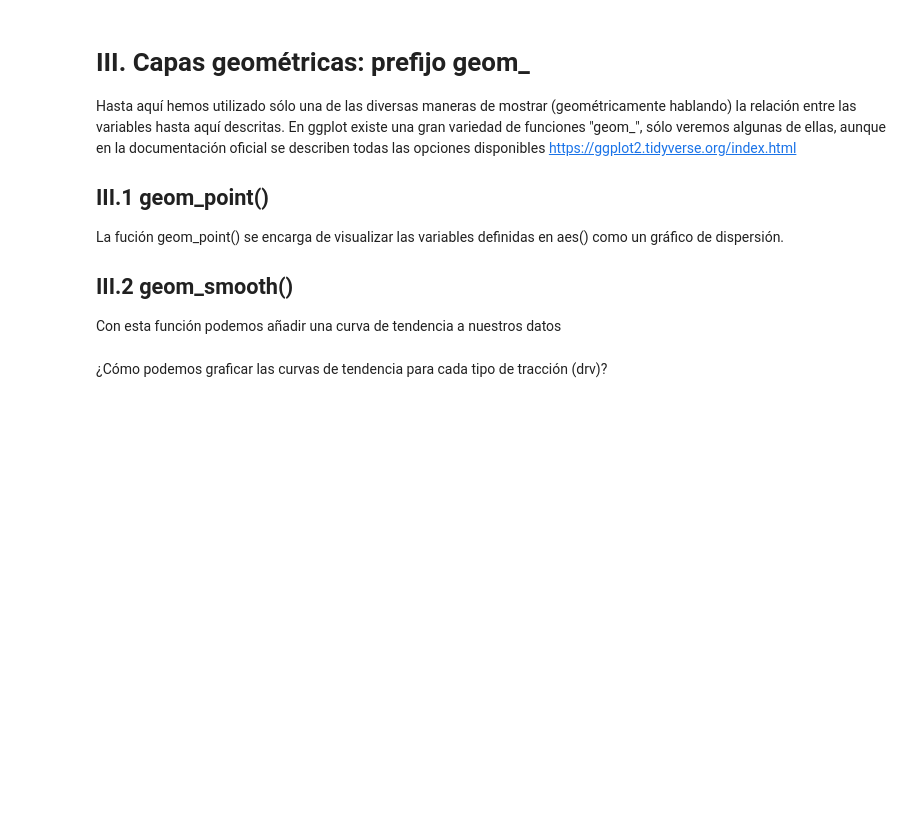
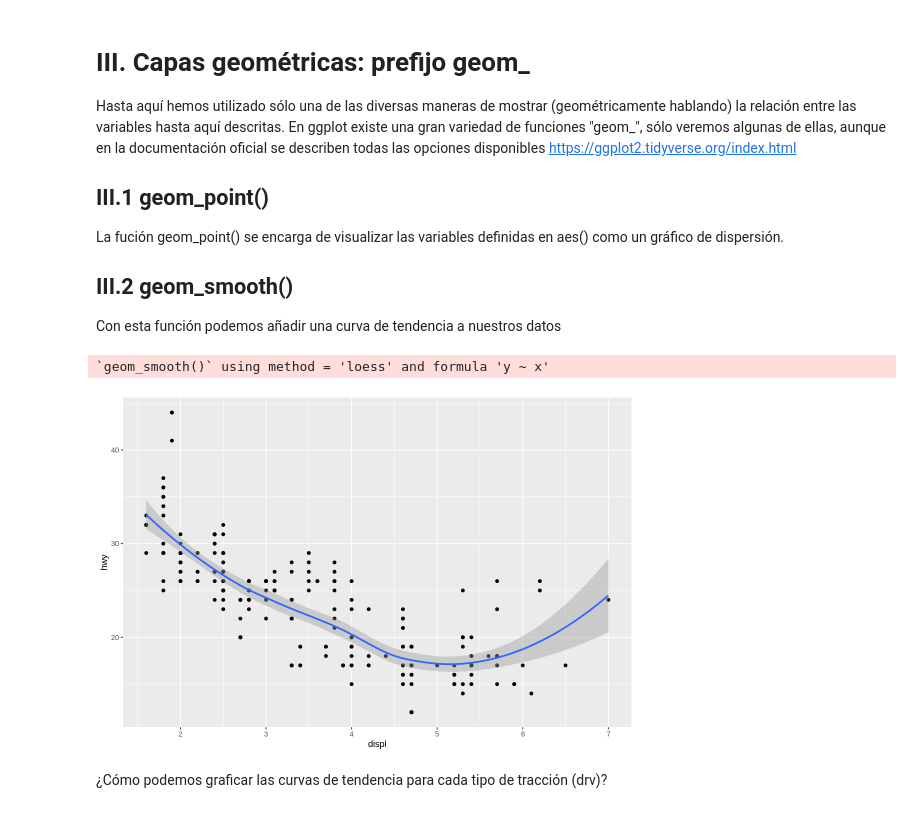
Before and after one commit to HaroldConley/diplomado_BD, a Jupyter notebook: Clase4/02_Visualizaciones_ggplot.ipynb, the cells around one changed output. Cells and saved outputs as stored; diff of their text form; code cells hidden in the pictures; blank space fills up the shorter version.

```diff
--- a/Clase4/02_Visualizaciones_ggplot.ipynb
+++ b/Clase4/02_Visualizaciones_ggplot.ipynb
@@ -162,9 +164,12 @@ Con esta función podemos añadir una curva de tendencia a nuestros datos
 # %%
 #geom_smooth()
 
 ggplot(mpg) +
   aes(x = displ,y = hwy) +
-  geom_point() +
+  geom_point() + geom_smooth()
+# %% [output]
+`geom_smooth()` using method = 'loess' and formula 'y ~ x'
+[figure, added]
 # %%
 ?geom_smooth
 # %% [markdown]
```
Also changed, not shown: parts of 17 cells of this notebook.
